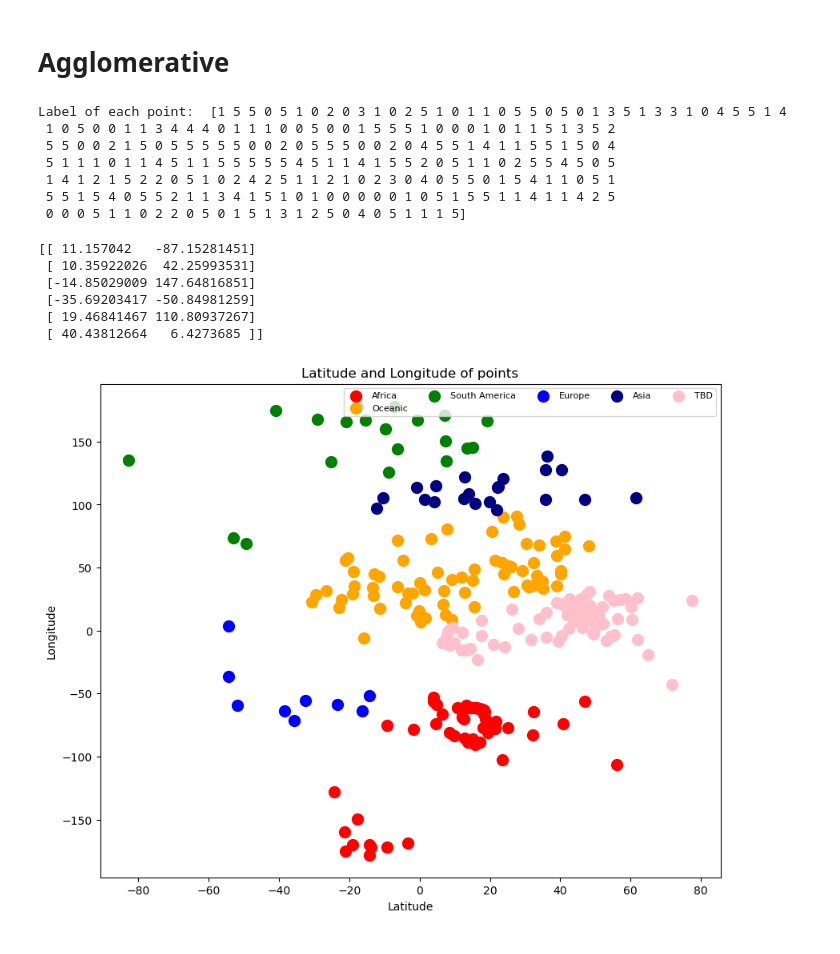
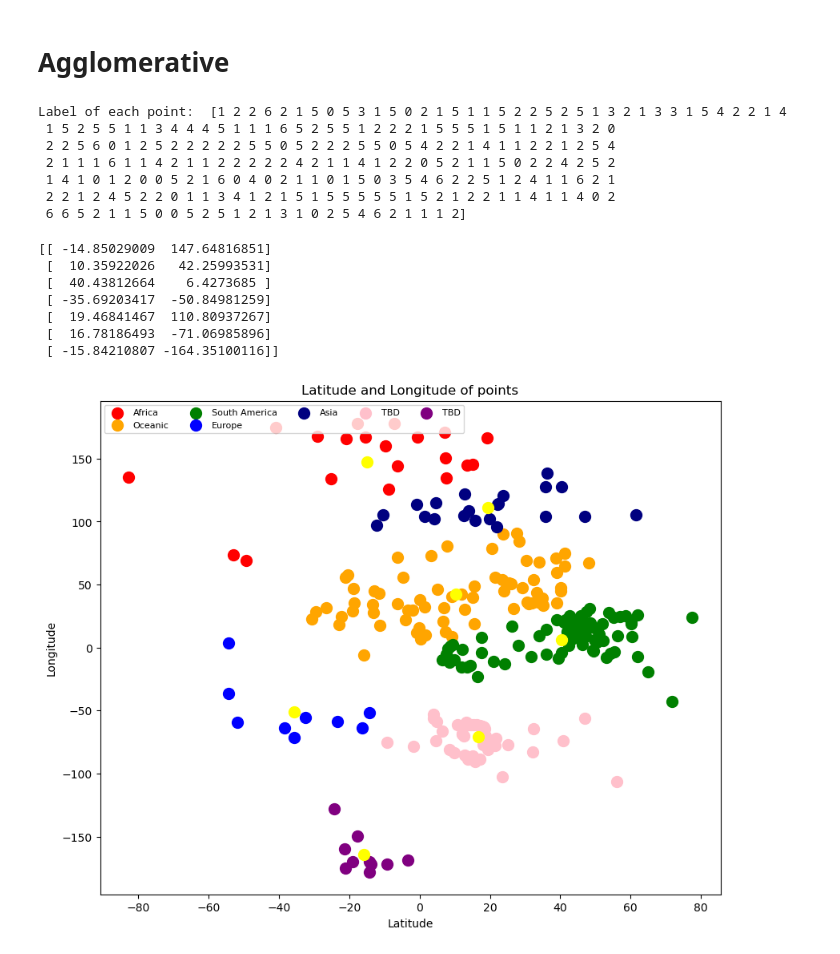
Before and after one commit to abilimckl1/Continent, a Jupyter notebook: assignment2.ipynb, the cells around one changed output. Cells and saved outputs as stored; diff of their text form; code cells hidden in the pictures.

```diff
--- a/assignment2.ipynb
+++ b/assignment2.ipynb
@@ -277,18 +334,18 @@ from sklearn.cluster import AgglomerativeClustering
 from sklearn.neighbors import NearestCentroid
 
 # Create AgglomerativeClustering object
-ag = AgglomerativeClustering(n_clusters = 6, affinity = 'euclidean', linkage = 'complete')
+ag = AgglomerativeClustering(n_clusters = 7, affinity = 'euclidean', linkage = 'complete')
 ag.fit(target)
 # Print the cluster label of each data point
 print("Label of each point: ", ag.labels_)
 # %% [output]
-Label of each point:  [1 5 5 0 5 1 0 2 0 3 1 0 2 5 1 0 1 1 0 5 5 0 5 0 1 3 5 1 3 3 1 0 4 5 5 1 4
- 1 0 5 0 0 1 1 3 4 4 4 0 1 1 1 0 0 5 0 0 1 5 5 5 1 0 0 0 1 0 1 1 5 1 3 5 2
- 5 5 0 0 2 1 5 0 5 5 5 5 5 0 0 2 0 5 5 5 0 0 2 0 4 5 5 1 4 1 1 5 5 1 5 0 4
- 5 1 1 1 0 1 1 4 5 1 1 5 5 5 5 5 4 5 1 1 4 1 5 5 2 0 5 1 1 0 2 5 5 4 5 0 5
- 1 4 1 2 1 5 2 2 0 5 1 0 2 4 2 5 1 1 2 1 0 2 3 0 4 0 5 5 0 1 5 4 1 1 0 5 1
- 5 5 1 5 4 0 5 5 2 1 1 3 4 1 5 1 0 1 0 0 0 0 0 1 0 5 1 5 5 1 1 4 1 1 4 2 5
- 0 0 0 5 1 1 0 2 2 0 5 0 1 5 1 3 1 2 5 0 4 0 5 1 1 1 5]
+Label of each point:  [1 2 2 6 2 1 5 0 5 3 1 5 0 2 1 5 1 1 5 2 2 5 2 5 1 3 2 1 3 3 1 5 4 2 2 1 4
+ 1 5 2 5 5 1 1 3 4 4 4 5 1 1 1 6 5 2 5 5 1 2 2 2 1 5 5 5 1 5 1 1 2 1 3 2 0
+ 2 2 5 6 0 1 2 5 2 2 2 2 2 5 5 0 5 2 2 2 5 5 0 5 4 2 2 1 4 1 1 2 2 1 2 5 4
+ 2 1 1 1 6 1 1 4 2 1 1 2 2 2 2 2 4 2 1 1 4 1 2 2 0 5 2 1 1 5 0 2 2 4 2 5 2
+ 1 4 1 0 1 2 0 0 5 2 1 6 0 4 0 2 1 1 0 1 5 0 3 5 4 6 2 2 5 1 2 4 1 1 6 2 1
+ 2 2 1 2 4 5 2 2 0 1 1 3 4 1 2 1 5 1 5 5 5 5 5 1 5 2 1 2 2 1 1 4 1 1 4 0 2
+ 6 6 5 2 1 1 5 0 0 5 2 5 1 2 1 3 1 0 2 5 4 6 2 1 1 1 2]
 # %%
 # Save new clusters for plot
 y_hc = ag.fit_predict(target)
@@ -296,45 +353,53 @@ y_hc
 
 clf = NearestCentroid()
 clf.fit(target,y_hc)
-print(clf.centroids_)
+agCentroids = clf.centroids_
+print(agCentroids)
 # %% [output]
-[[ 11.157042   -87.15281451]
- [ 10.35922026  42.25993531]
- [-14.85029009 147.64816851]
- [-35.69203417 -50.84981259]
- [ 19.46841467 110.80937267]
- [ 40.43812664   6.4273685 ]]
+[[ -14.85029009  147.64816851]
+ [  10.35922026   42.25993531]
+ [  40.43812664    6.4273685 ]
+ [ -35.69203417  -50.84981259]
+ [  19.46841467  110.80937267]
+ [  16.78186493  -71.06985896]
+ [ -15.84210807 -164.35100116]]
 # %%
 import matplotlib.pyplot as plt
 
 plt.figure(figsize =(10,8))
 
 cluster0 = plt.scatter(target.iloc[y_hc == 0,0], target.iloc[y_hc == 0,1], s = 100, \
                        c = 'red', label = 'Cluster 1')
 cluster1 = plt.scatter(target.iloc[y_hc == 1,0], target.iloc[y_hc == 1,1], s = 100, \
                        c = 'orange', label = 'Cluster 21')
 cluster2 = plt.scatter(target.iloc[y_hc == 2,0], target.iloc[y_hc == 2,1], s = 100, \
                        c = 'green', label = 'Cluster 3')
 cluster3 = plt.scatter(target.iloc[y_hc == 3,0], target.iloc[y_hc == 3,1], s = 100, \
                        c = 'blue', label = 'Cluster 4')
 cluster4 = plt.scatter(target.iloc[y_hc == 4,0], target.iloc[y_hc == 4,1], s = 100, \
                        c = 'navy', label = 'Cluster 5')
 cluster5 = plt.scatter(target.iloc[y_hc == 5,0], target.iloc[y_hc == 5,1], s = 100, \
                        c = 'pink', label = 'Cluster 6')
+cluster6 = plt.scatter(target.iloc[y_hc == 6,0], target.iloc[y_hc == 6,1], s = 100, \
+                       c = 'purple', label = 'Cluster 7')
 
-plt.legend((cluster0, cluster1, cluster2, cluster3, cluster4, cluster5),
-          ('Africa', 'Oceanic', 'South America', 'Europe', 'Asia', 'TBD'),
+plt.legend((cluster0, cluster1, cluster2, cluster3, cluster4, cluster5, cluster6),
+          ('Africa', 'Oceanic', 'South America', 'Europe', 'Asia', 'TBD', 'TBD'),
           scatterpoints = 1,
-          loc = 'upper right',
+          loc = 'upper left',
           ncol = 5,
           fontsize = 8)
+
+
+plt.scatter(agCentroids[:,0], agCentroids[:,1], s = 100,\
+           c = 'yellow', label = 'Centroids')
 
 plt.title("Latitude and Longitude of points")
 
 plt.xlabel('Latitude')
 
 plt.ylabel('Longitude')
 
 plt.show()
 # %% [output]
-[figure, old version]
+[figure, new version]
```
Also changed, not shown: parts of 8 cells of this notebook.
